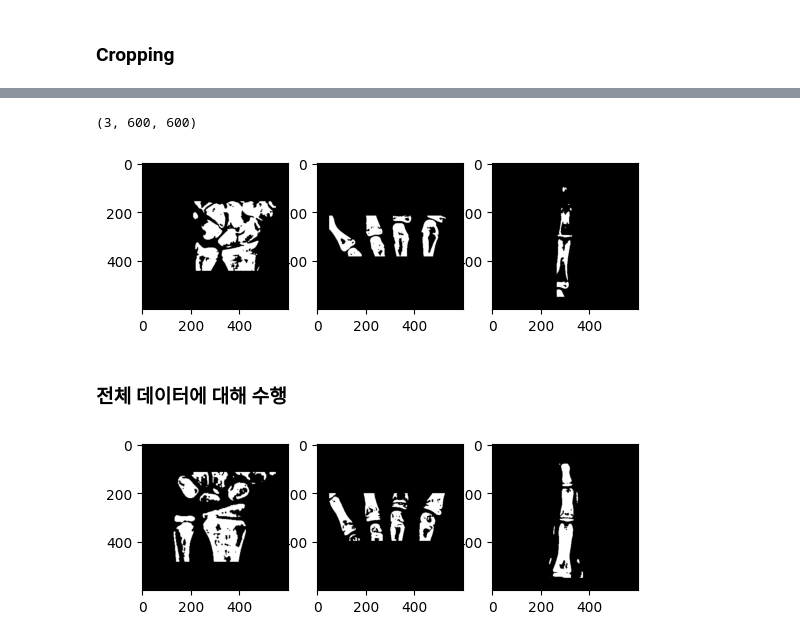
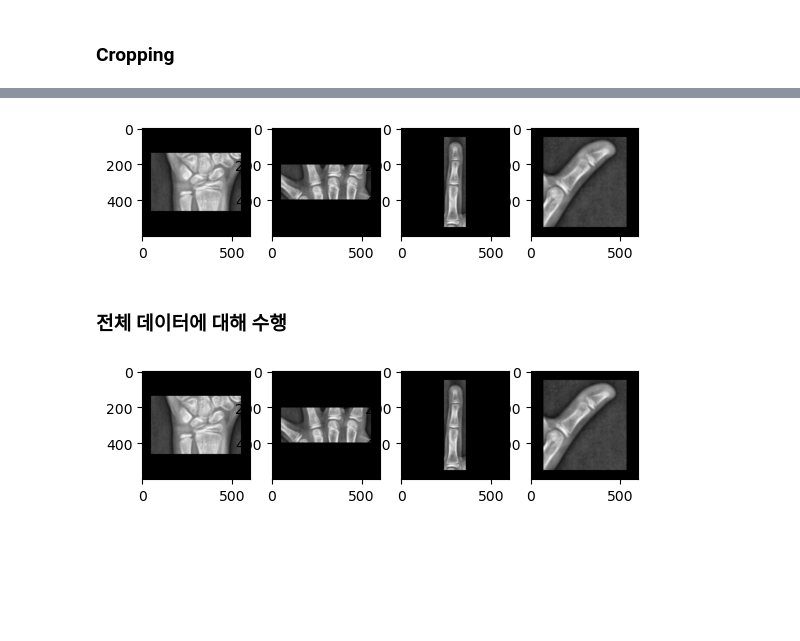
Before and after one commit to Junoflows/BoneAge_Project, a Jupyter notebook: image_roi.ipynb, the cells around one changed output, grey strips where cells are left out. Saved outputs shown, nothing was run; the diff lists cells and outputs as text; code cells hidden in the pictures; blank space fills up the shorter version.

Commit message:
엄지손가락 추가

```diff
--- a/image_roi.ipynb
+++ b/image_roi.ipynb
@@ -334,0 +263,11 @@ plt.imshow(finger1,"gray")
+# %%
+#엄지손가락 좌표
+thumb_sp = (int(max(far_xrange[0:4])*1.05), int(start_yrange[start_xrange.index(max(start_xrange))]*0.95))
+thumb_ep = (int(max(start_xrange)*1.05), int(max(far_yrange)*0.9))
+# int(far_yrange[far_xrange.index(max(far_xrange[0:4]))]*1.1)
+
+finger1=cv2.rectangle(np.copy(img0),thumb_sp, thumb_ep,[255,255,255],2)
+
+#ROI 확인
+print("엄지손가락 roi 좌표")
+plt.imshow(finger1,"gray")
@@ -342,16 +285,16 @@ plt.imshow(img0, 'gray')
 # %%
-def optimize_img(r1,r2,r3):
+def optimize_img(r1,r2,r3,r4):
     tmp_binary_img = []
     clahe = cv2.createCLAHE(clipLimit=2.0, tileGridSize=(8,8)) #CLAHE 생성
-    for _,img in enumerate([r1,r2,r3]):
+    for img in [r1,r2,r3,r4]:
         if img is not None:
             # resized_img = cv2.resize(img,(1000,400)) # (400, 500)
             blured_img = cv2.GaussianBlur(img,(5,5),0)
             clahed_img = clahe.apply(blured_img)          #CLAHE 적용
-            _,binary_img = cv2.threshold(clahed_img,clahed_img.mean()*1.25,255,cv2.THRESH_BINARY)
+            # _,binary_img = cv2.threshold(clahed_img,clahed_img.mean()*1.25,255,cv2.THRESH_BINARY)
 
             target_length = 500
-            (original_height, original_width) = binary_img.shape
+            (original_height, original_width) = clahed_img.shape
             # 가로세로 비율을 유지하면서 긴 부분을 target_length로 조정합니다.
             if original_width > original_height:
                 # 가로가 길 경우
@@ -363,7 +306,7 @@ def optimize_img(r1,r2,r3):
                 new_width = int((new_height / original_height) * original_width)
 
             # 이미지 크기 조정
-            resized_image = cv2.resize(binary_img, (new_width, new_height))
+            resized_image = cv2.resize(clahed_img, (new_width, new_height))
 
             # 최종 이미지 크기
             target_size = 600
@@ -383,27 +326,24 @@ def optimize_img(r1,r2,r3):
 
     return np.array(tmp_binary_img)
 # %%
-def crop_img(img, roi_1, roi_2, roi_3):
+def crop_img(img, roi_1, roi_2, roi_3, roi_4):
 
     cropped_roi_1_img = img[roi_1[0][1]:roi_1[1][1],roi_1[0][0]:roi_1[1][0]]
     cropped_roi_2_img = img[roi_2[0][1]:roi_2[1][1],roi_2[0][0]:roi_2[1][0]]
     cropped_roi_3_img = img[roi_3[0][1]:roi_3[1][1],roi_3[0][0]:roi_3[1][0]]
+    cropped_roi_4_img = img[roi_4[0][1]:roi_4[1][1],roi_4[0][0]:roi_4[1][0]]
 
-    optimzed_imgs = optimize_img(cropped_roi_1_img,cropped_roi_2_img,cropped_roi_3_img)
+    optimzed_imgs = optimize_img(cropped_roi_1_img, cropped_roi_2_img, cropped_roi_3_img, cropped_roi_4_img)
     return optimzed_imgs
-# %%
-optimized_imgs = crop_img(img0,(carpus_start_point,carpus_end_point),
-                         (four_start_point, four_end_point),(middle_finger_start_point,middle_finger_end_point))
-
-optimized_imgs.shape
-# %% [output]
-(3, 600, 600)
+# %%
+optimized_imgs = crop_img(img0,(carpus_sp,carpus_ep), (four_sp, four_ep),
+                          (middle_finger_sp,middle_finger_ep), (thumb_sp, thumb_ep))
 # %%
-fig, ax = plt.subplots(1,3)
-for i in range(3):
+fig, ax = plt.subplots(1,4)
+for i in range(4):
     ax[i].imshow(optimized_imgs[i], 'gray')
 # %% [output]
-[figure, old version]
+[figure, new version]
 # %% [markdown]
 ### 전체 데이터에 대해 수행
 # %%
@@ -493,6 +441,6 @@ optimized_imgs = crop_img(img0,(carpus_start_point,carpus_end_point),
 # %%
-fig, ax = plt.subplots(1,3)
-for i in range(3):
+fig, ax = plt.subplots(1,4)
+for i in range(4):
     ax[i].imshow(optimized_imgs[i], 'gray')
 # %% [output]
-[figure, old version]
+[figure, new version]
```
Also changed, not shown: parts of 28 cells of this notebook, 1 other file.
